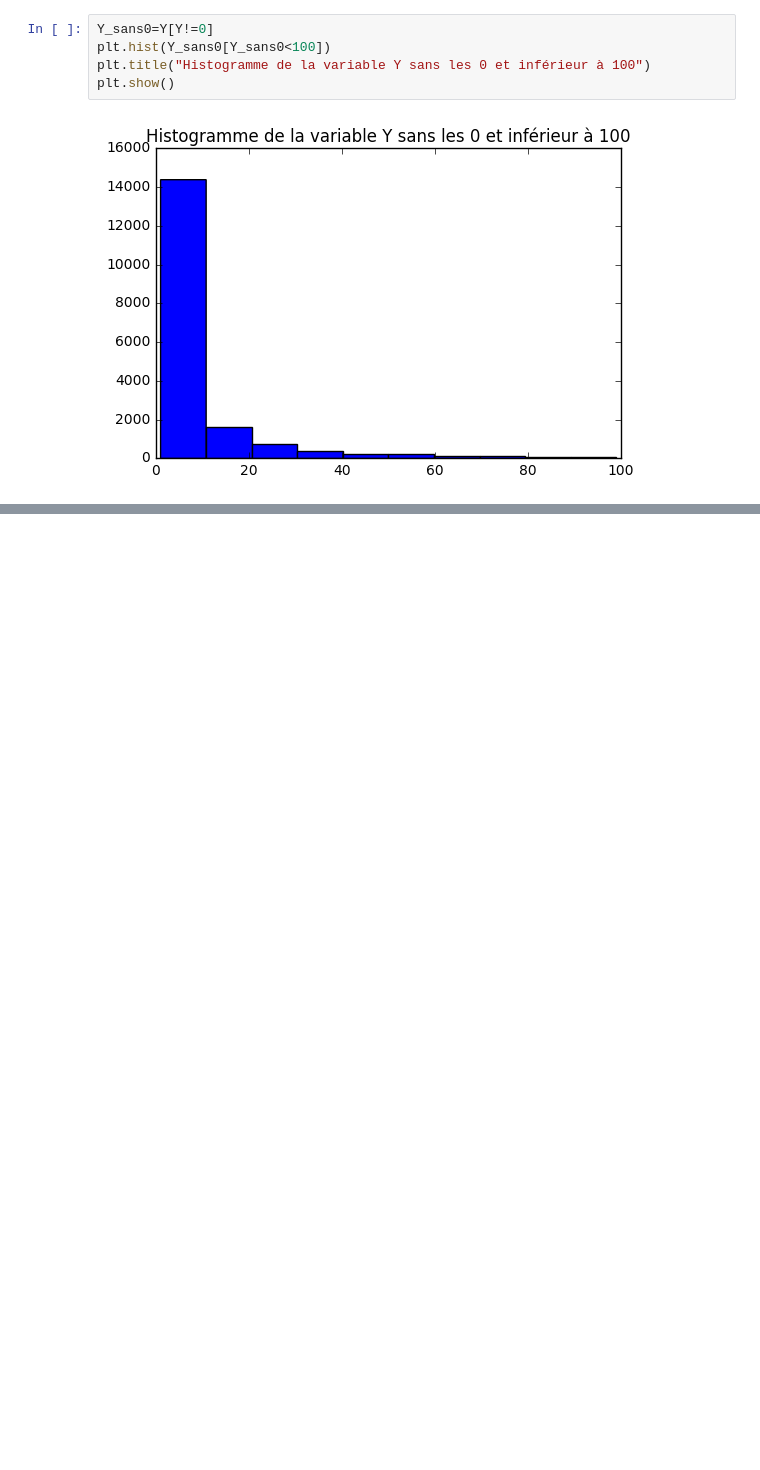
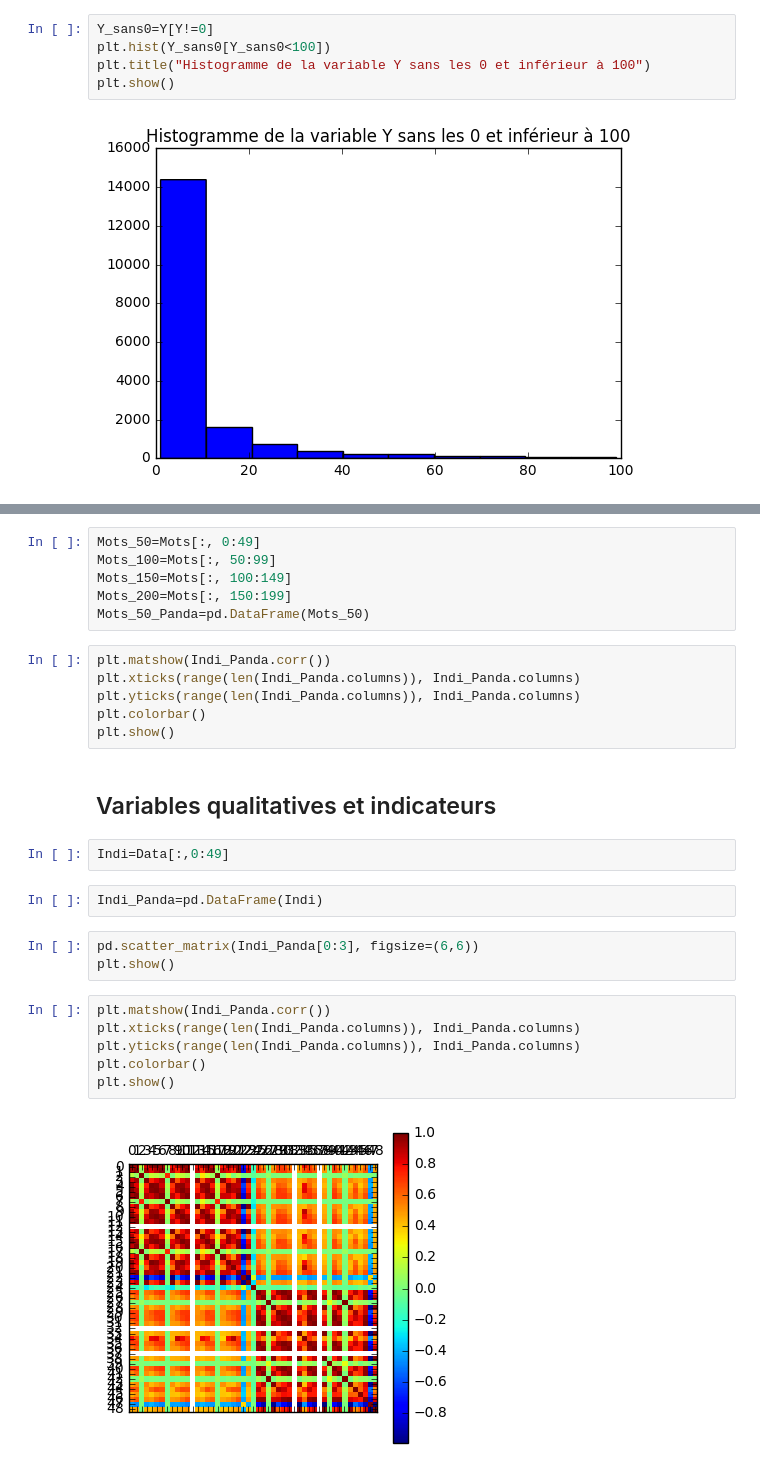
Before and after one commit to LilianBeuneche/Donnees, a Jupyter notebook: Projet 5GMM Python.ipynb, the cells around one changed output, grey strips where cells are left out. Cells and saved outputs as stored; diff of their text form; blank space fills up the shorter version.

```diff
--- a/Projet 5GMM Python.ipynb
+++ b/Projet 5GMM Python.ipynb
@@ -113,0 +154,29 @@ DescribeResult(nobs=52397, minmax=(array([  0.00000000e+00,   0.00000000e+00,
+# %%
+Mots_50=Mots[:, 0:49]
+Mots_100=Mots[:, 50:99]
+Mots_150=Mots[:, 100:149]
+Mots_200=Mots[:, 150:199]
+Mots_50_Panda=pd.DataFrame(Mots_50)
+# %%
+plt.matshow(Indi_Panda.corr())
+plt.xticks(range(len(Indi_Panda.columns)), Indi_Panda.columns)
+plt.yticks(range(len(Indi_Panda.columns)), Indi_Panda.columns)
+plt.colorbar()
+plt.show()
+# %% [markdown]
+## Variables qualitatives et indicateurs
+# %%
+Indi=Data[:,0:49]
+# %%
+Indi_Panda=pd.DataFrame(Indi)
+# %%
+pd.scatter_matrix(Indi_Panda[0:3], figsize=(6,6))
+plt.show()
+# %%
+plt.matshow(Indi_Panda.corr())
+plt.xticks(range(len(Indi_Panda.columns)), Indi_Panda.columns)
+plt.yticks(range(len(Indi_Panda.columns)), Indi_Panda.columns)
+plt.colorbar()
+plt.show()
+# %% [output]
+[figure, added]
```
Also changed, not shown: parts of 14 cells of this notebook, 1 other file.
